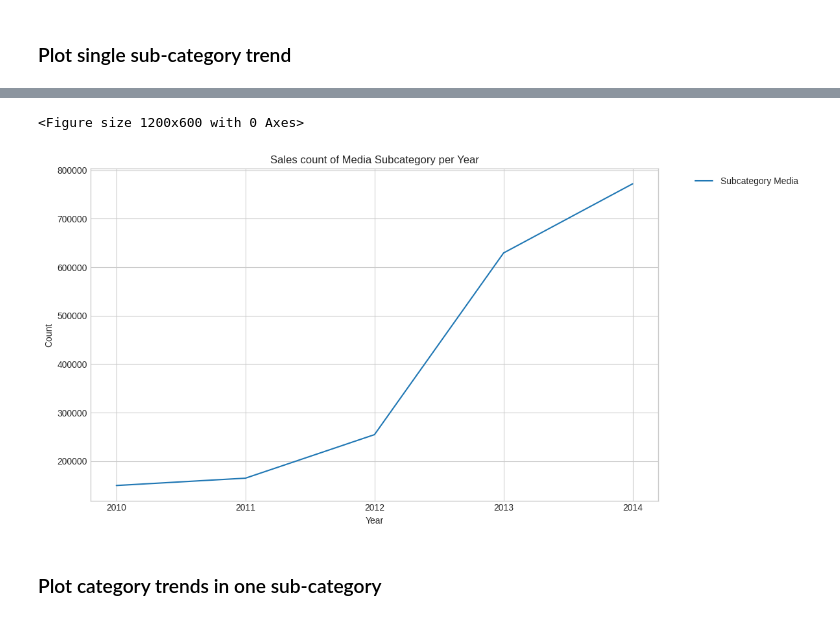
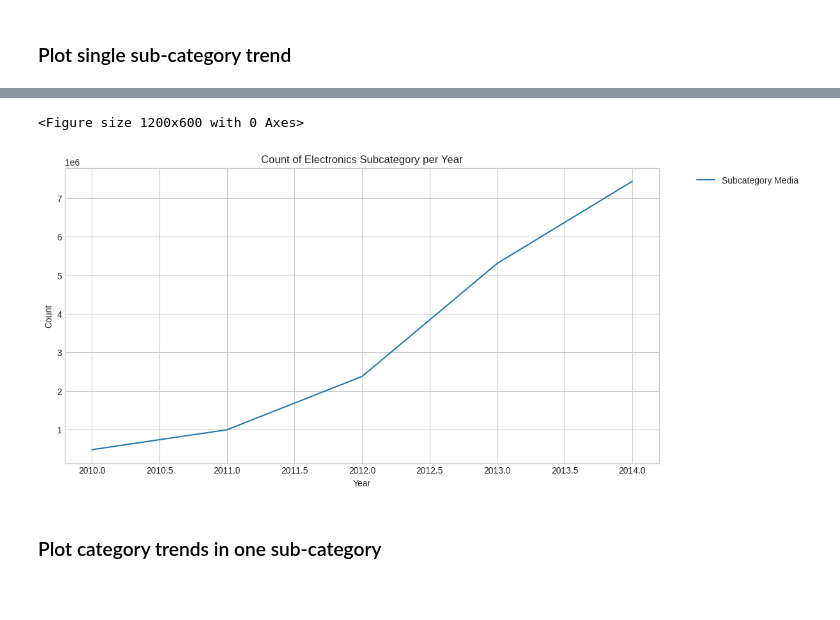
Before and after one commit to clairelin20523/dsc232r-amazon-predictive-modeling, a Jupyter notebook: milestone4.ipynb, the cells around one changed output, grey strips where cells are left out. Cells and saved outputs as stored; diff of their text form; code cells hidden in the pictures; blank space fills up the shorter version.

```diff
--- a/milestone4.ipynb
+++ b/milestone4.ipynb
@@ -323,6 +357,5 @@ reviewVector_column = 'reviewVector'
 # %%
-# lowercase and remove stopwords
-df = df.withColumn(reviewArray_column, split(lower(col(review_body_column)), ' '))
-remover = StopWordsRemover(inputCol=reviewArray_column, outputCol="filtered_review")
-df = remover.transform(df)
-df.cache()
+# df = df.withColumn(reviewArray_column, split(lower(col(review_body_column)), ' '))
+# remover = StopWordsRemover(inputCol=reviewArray_column, outputCol="filtered_review")
+# df = remover.transform(df)
+# df.cache()
@@ -331,5 +362,5 @@ df.cache()
 # %%
-word2vec = Word2Vec(inputCol = "filtered_review", outputCol = reviewVector_column,
-                    minCount = 100, vectorSize = 16, numPartitions = 4)
-model = word2vec.fit(df)
-df = model.transform(df)
+# word2vec = Word2Vec(inputCol = "filtered_review", outputCol = reviewVector_column,
+#                     minCount = 100, vectorSize = 16, numPartitions = 2)
+# model = word2vec.fit(df)
+# df = model.transform(df)
@@ -390,0 +443,6 @@ df.first(1)
+# %%
+# Create binary target variable for star ratings
+df = df.withColumn("high_rating", F.when(col("star_rating") >= 3, 1).otherwise(0))
+# Define categorical columns and numerical columns
+categorical_cols = ['product_category']
+numerical_cols = ['helpful_votes', 'total_votes','headline_sentiment']
@@ -505,11 +597,9 @@ def plot_category(category):
     plt.plot(df_grouped['year'], df_grouped['count'], label = 'Subcategory Media')
     plt.xlabel('Year')
     plt.ylabel('Count')
-    plt.title('Sales count of %s Subcategory per Year' % category)
+    plt.title('Count of %s Subcategory per Year' % category)
     plt.legend(bbox_to_anchor = (1.05, 1), loc = 'upper left')
-    plt.xticks(np.arange(2010, 2015, 1))
-    plt.tight_layout()
-    return plt
+    plt.show()
 # %%
 subcategory_list = list(set(subcategory_mapping.values()))
 subcategory_list
@@ -525,13 +615,12 @@ subcategory_list
  'Electronics']
 # %%
 ##################### SET CATEGORY ###########################
-subcategory = 'Media'
+subcategory = 'Electronics'
 
-plt = plot_category(subcategory)
-#plt.savefig('2.png')
+plot_category(subcategory)
 # %% [output]
 <Figure size 1200x600 with 0 Axes>
-[figure, old version]
+[figure, new version]
 # %% [markdown]
 ### Plot category trends in one sub-category
 # %%
```
Also changed, not shown: parts of 46 cells of this notebook.
